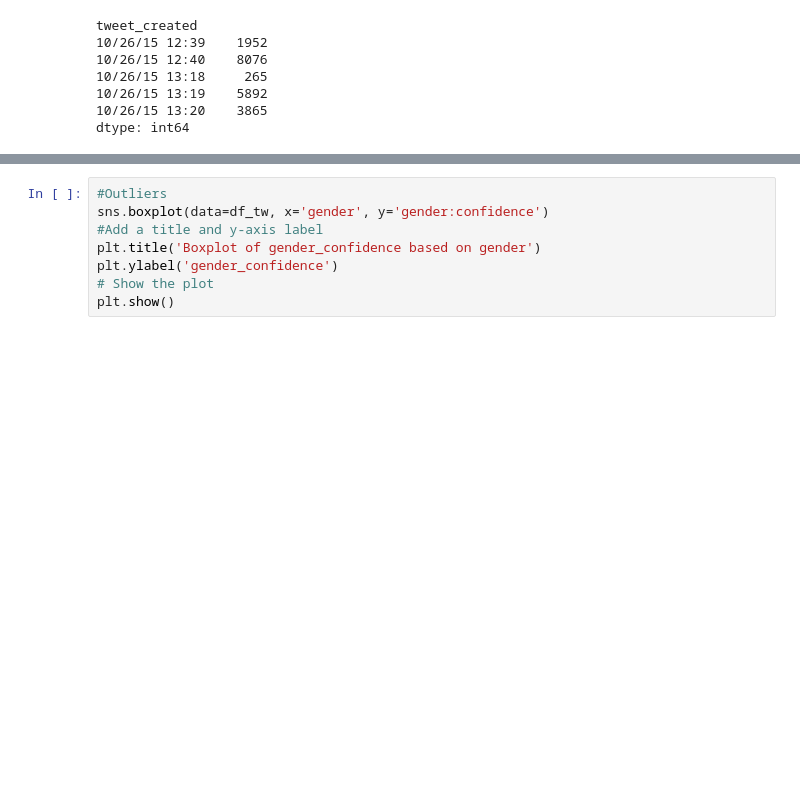
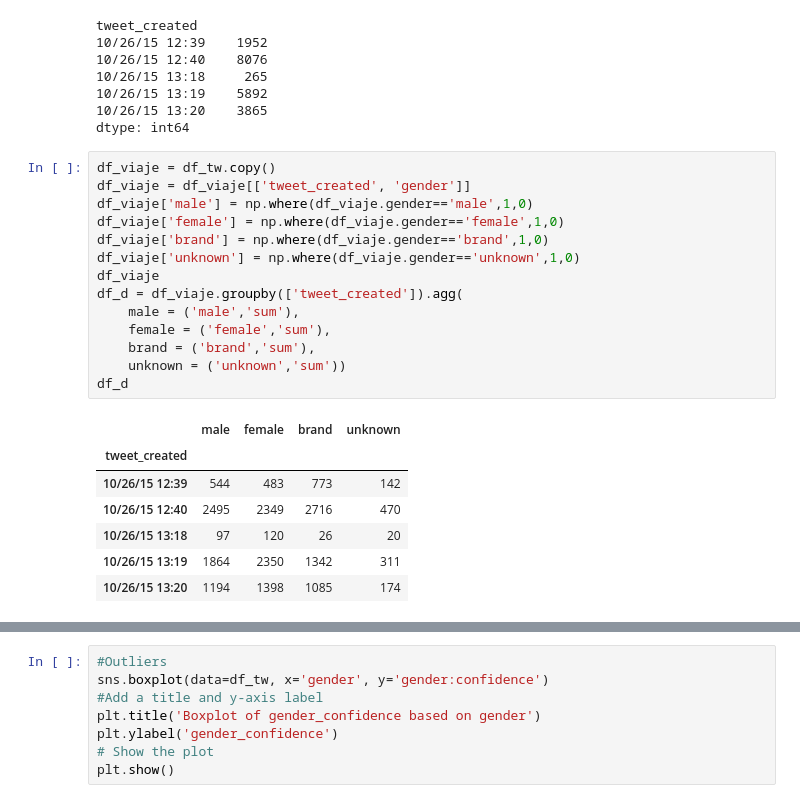
Before and after one commit to jsebastianquiroga/DEEP_LEARNING_PUJ, a Jupyter notebook: Notebook/DL_Twitter_Gender_Classification.ipynb, the cells around one changed output, grey strips where cells are left out. Cells and saved outputs as stored; diff of their text form; blank space fills up the shorter version.

```diff
--- a/Notebook/DL_Twitter_Gender_Classification.ipynb
+++ b/Notebook/DL_Twitter_Gender_Classification.ipynb
@@ -218,3 +218,25 @@ tweet_created
 10/26/15 13:19    5892
 10/26/15 13:20    3865
 dtype: int64
+# %%
+df_viaje = df_tw.copy()
+df_viaje = df_viaje[['tweet_created', 'gender']]
+df_viaje['male'] = np.where(df_viaje.gender=='male',1,0)
+df_viaje['female'] = np.where(df_viaje.gender=='female',1,0)
+df_viaje['brand'] = np.where(df_viaje.gender=='brand',1,0)
+df_viaje['unknown'] = np.where(df_viaje.gender=='unknown',1,0)
+df_viaje
+df_d = df_viaje.groupby(['tweet_created']).agg(
+    male = ('male','sum'),
+    female = ('female','sum'),
+    brand = ('brand','sum'),
+    unknown = ('unknown','sum'))
+df_d
+# %% [output]
+|  | male | female | brand | unknown |
+| tweet_created |  |  |  |  |
+| 10/26/15 12:39 | 544 | 483 | 773 | 142 |
+| 10/26/15 12:40 | 2495 | 2349 | 2716 | 470 |
+| 10/26/15 13:18 | 97 | 120 | 26 | 20 |
+| 10/26/15 13:19 | 1864 | 2350 | 1342 | 311 |
+| 10/26/15 13:20 | 1194 | 1398 | 1085 | 174 |
```
Also changed, not shown: parts of 1 cell of this notebook.
